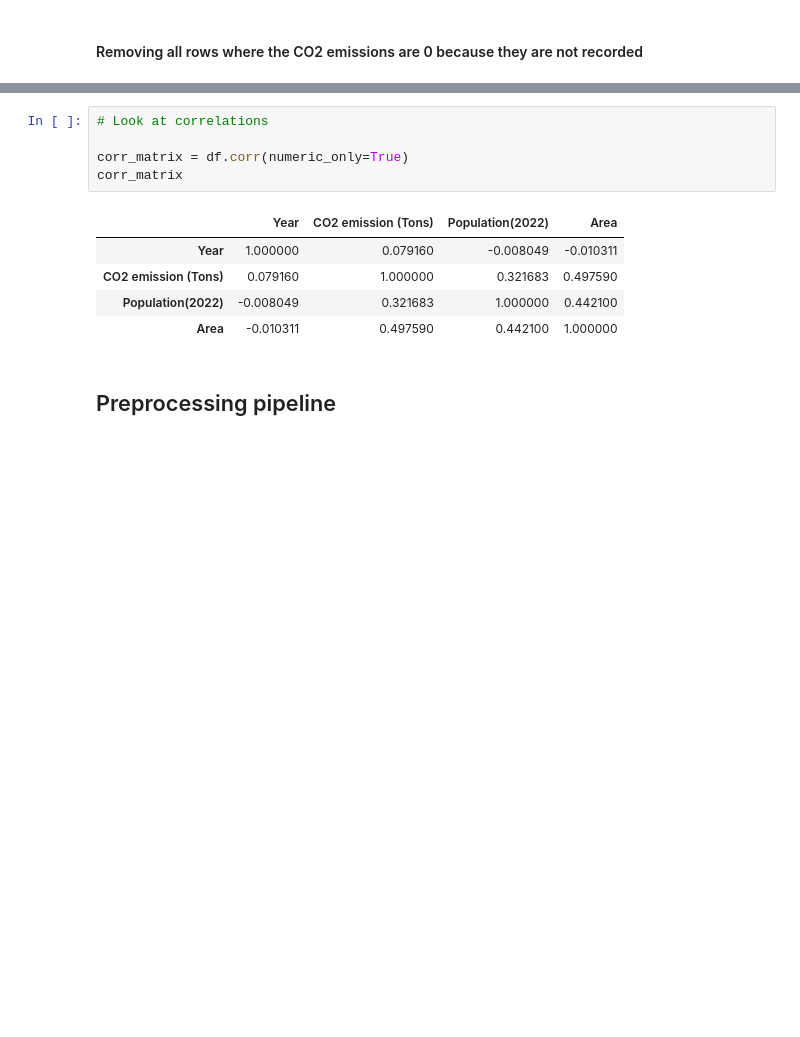
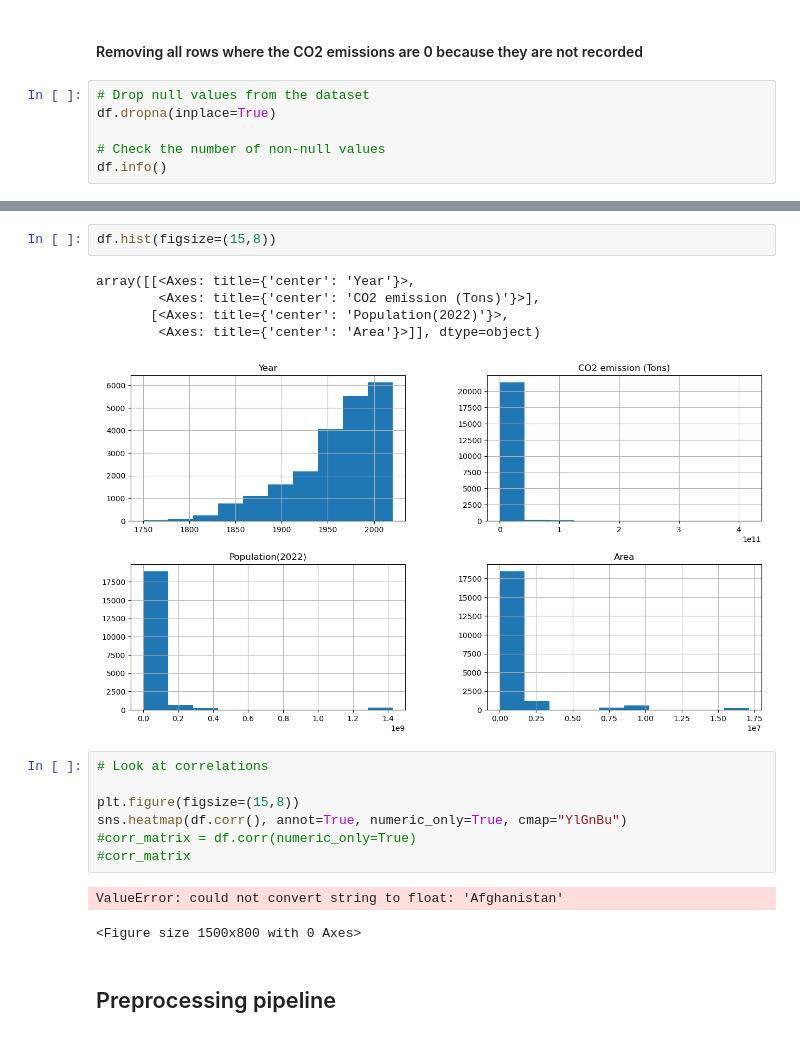
Before and after one commit to Nelius1k/Regression-Model, a Jupyter notebook: Final-project.ipynb, the cells around one changed output, grey strips where cells are left out. Drawn from its saved outputs; the diff is of its cells as text; blank space fills up the shorter version.

```diff
--- a/Final-project.ipynb
+++ b/Final-project.ipynb
@@ -106,3 +125,9 @@ plt.show()
 ## Data cleaning
 # %% [markdown]
 #### Removing all rows where the CO2 emissions are 0 because they are not recorded
+# %%
+# Drop null values from the dataset
+df.dropna(inplace=True)
+
+# Check the number of non-null values
+df.info()
@@ -139,14 +171,21 @@ df
+# %%
+df.hist(figsize=(15,8))
+# %% [output]
+array([[<Axes: title={'center': 'Year'}>,
+        <Axes: title={'center': 'CO2 emission (Tons)'}>],
+       [<Axes: title={'center': 'Population(2022)'}>,
+        <Axes: title={'center': 'Area'}>]], dtype=object)
+[figure, added]
 # %%
 # Look at correlations
 
-corr_matrix = df.corr(numeric_only=True)
-corr_matrix
+plt.figure(figsize=(15,8))
+sns.heatmap(df.corr(), annot=True, numeric_only=True, cmap="YlGnBu")
+#corr_matrix = df.corr(numeric_only=True)
+#corr_matrix
 # %% [output]
-|  | Year | CO2 emission (Tons) | Population(2022) | Area |
-| Year | 1.000000 | 0.079160 | -0.008049 | -0.010311 |
-| CO2 emission (Tons) | 0.079160 | 1.000000 | 0.321683 | 0.497590 |
-| Population(2022) | -0.008049 | 0.321683 | 1.000000 | 0.442100 |
-| Area | -0.010311 | 0.497590 | 0.442100 | 1.000000 |
+ValueError: could not convert string to float: 'Afghanistan'
+<Figure size 1500x800 with 0 Axes>
 # %% [markdown]
 ## Preprocessing pipeline
 # %%
```
Also changed, not shown: parts of 6 cells of this notebook, 1 other file.
